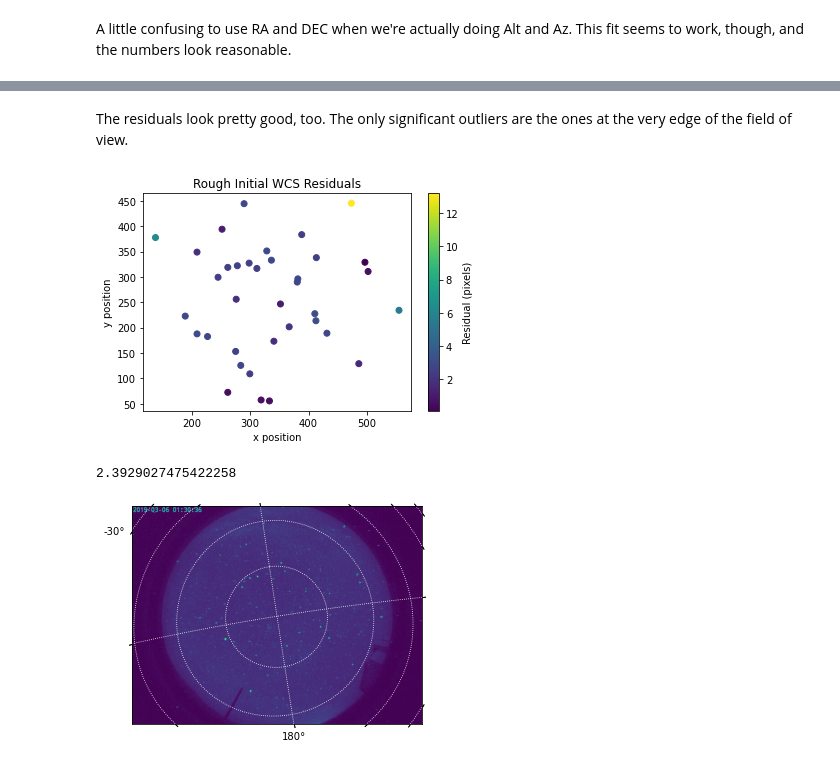
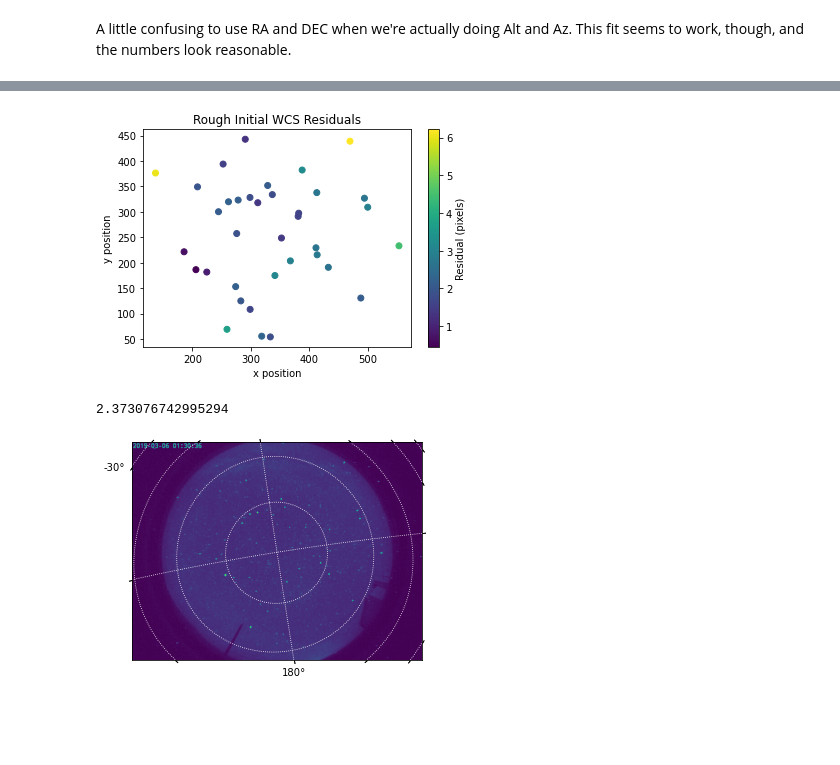
Before and after one commit to MMTObservatory/skycam_analysis, a Jupyter notebook: calib_data/2019/wcs.ipynb, the cells around one changed output, grey strips where cells are left out. Drawn from its saved outputs; the diff is of its cells as text; code cells hidden in the pictures; blank space fills up the shorter version.

```diff
--- a/calib_data/2019/wcs.ipynb
+++ b/calib_data/2019/wcs.ipynb
@@ -120,0 +136,9 @@ fit_result = minimize(fun, x0)
+# %%
+wcs_astropy = fit_wcs_from_points(
+    (joint['xcentroid'], joint['ycentroid']),
+    SkyCoord(joint['Az'], joint['Alt']),
+    projection=wcs_initial,
+    proj_point=SkyCoord(0*u.deg, 90*u.deg),
+    sip_degree=2
+)
+wcs_astropy
@@ -137,21 +157,19 @@ NAXIS : 0  0
-# %% [markdown]
-The residuals look pretty good, too. The only significant outliers are the ones at the very edge of the field of view.
 # %%
-fit_x, fit_y = wcs_initial.all_world2pix(joint['Az'], joint['Alt'], 0)
+fit_x, fit_y = wcs_astropy.all_world2pix(joint['Az'], joint['Alt'], 0)
 resid_d = ((fit_x-joint['xcentroid'])**2+(fit_y-joint['ycentroid'])**2)**0.5
 plt.scatter(fit_x, fit_y, c=resid_d)
 cb = plt.colorbar()
 cb.set_label('Residual (pixels)')
 plt.xlabel('x position')
 plt.ylabel('y position')
 plt.title('Rough Initial WCS Residuals')
 plt.show()
 # %% [output]
-[figure, old version]
+[figure, new version]
 # %%
 resid_d[resid_d < 10].mean()
 # %% [output]
-2.3929027475422258
+2.373076742995294
 # %%
 ax = plt.subplot(projection=wcs_initial)
 ax.imshow(im, origin='lower')
```
Also changed, not shown: parts of 8 cells of this notebook, 2 other files.
